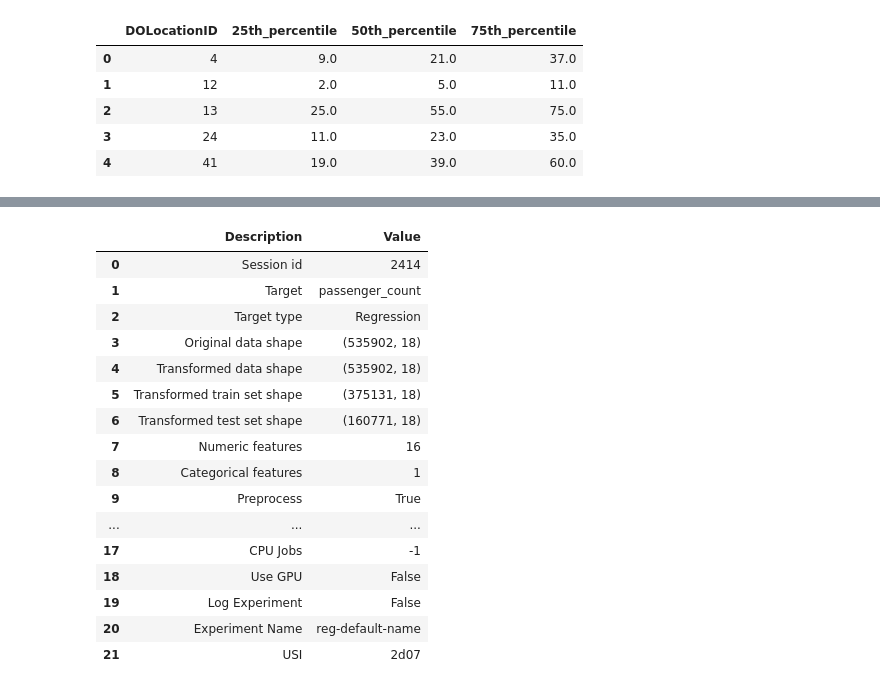
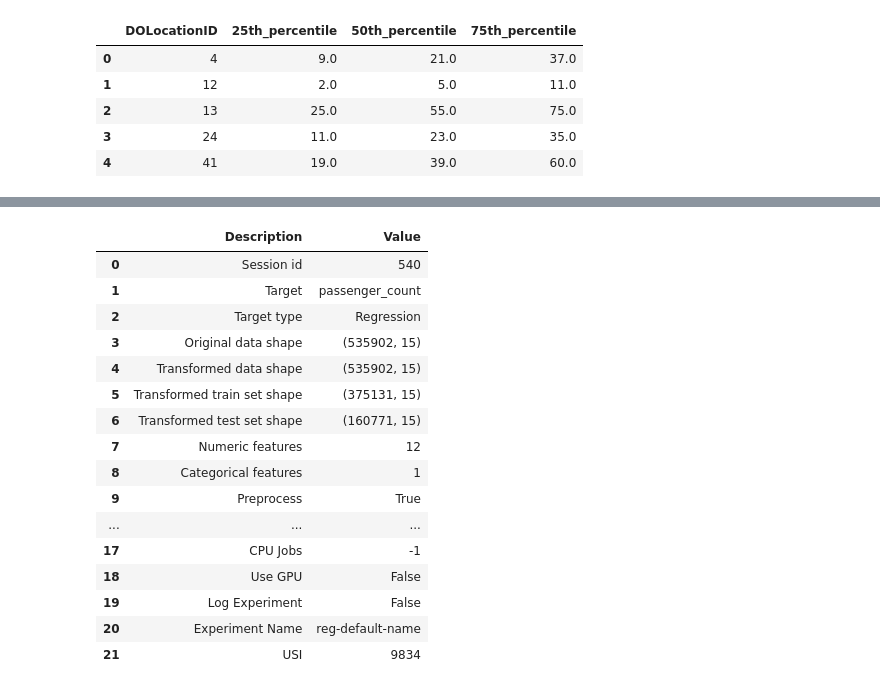
Before and after one commit to yuanindublin/DiscoverNY, a Jupyter notebook: Data/taxi_weather_model.ipynb, the cells around one changed output, grey strips where cells are left out. Saved outputs shown, nothing was run; the diff lists cells and outputs as text; code cells hidden in the pictures.

```diff
--- a/Data/taxi_weather_model.ipynb
+++ b/Data/taxi_weather_model.ipynb
@@ -161,7 +130,7 @@ Name: passenger_count, dtype: int64
 # removing all rows with passenger count over 667 because 668 is the lowest passenger count that only occurs once
 # pycaret does not cannot processes classes with only one instance, so each passenger count value must have atleast
 # two instances
-merged_df = merged_df[merged_df["passenger_count"] <=667]
+df = df[df["passenger_count"] <=667]
 # %%
 # confirming that there are no passenger_count values that only appear once
 pd.set_option("display.max_rows", None)
@@ -193,34 +157,30 @@ Name: passenger_count, dtype: int64
 # %%
 # preparing data for model
 # reduced the number of folds to decrease processing time
 # numeric_features parameter used to define data types
 # passenger_count assigned as target column
-all_models = setup(merged_df, target = "passenger_count", fold = 5, numeric_features = ["DOLocationID",
-                                                                                     "25th_percentile",
-                                                                                     "50th_percentile",
-                                                                                     "75th_percentile",
+all_models = setup(df, target = "passenger_count", fold = 5, numeric_features = ["DOLocationID",
                                                                                    "temperature_2m (°C)",
                                                                                    "relativehumidity_2m (%)",
                                                                                   "dewpoint_2m (°C)",
                                                                                   "apparent_temperature (°C)",
                                                                                   "precipitation (mm)",
                                                                                   "rain (mm)",
                                                                                   "snowfall (cm)",
                                                                                   "cloudcover (%)",
                                                                                   "month",
                                                                                   "dayofweek",
-                                                                                  "hour",
-                                                                                  "trip_distance"])
+                                                                                  "hour"])
 # %% [output]
 |  | Description | Value |
-| 0 | Session id | 2414 |
+| 0 | Session id | 540 |
 | 1 | Target | passenger_count |
 | 2 | Target type | Regression |
-| 3 | Original data shape | (535902, 18) |
-| 4 | Transformed data shape | (535902, 18) |
-| 5 | Transformed train set shape | (375131, 18) |
-| 6 | Transformed test set shape | (160771, 18) |
-| 7 | Numeric features | 16 |
+| 3 | Original data shape | (535902, 15) |
+| 4 | Transformed data shape | (535902, 15) |
+| 5 | Transformed train set shape | (375131, 15) |
+| 6 | Transformed test set shape | (160771, 15) |
+| 7 | Numeric features | 12 |
 | 8 | Categorical features | 1 |
 | 9 | Preprocess | True |
 | ... | ... | ... |
@@ -228,7 +188,7 @@ all_models = setup(merged_df, target = "passenger_count", fold = 5, numeric_feat
 | 18 | Use GPU | False |
 | 19 | Log Experiment | False |
 | 20 | Experiment Name | reg-default-name |
-| 21 | USI | 2d07 |
+| 21 | USI | 9834 |
 # %%
 # comparing models
 best_models = compare_models()
```
Also changed, not shown: parts of 14 cells of this notebook, 1 other file.
